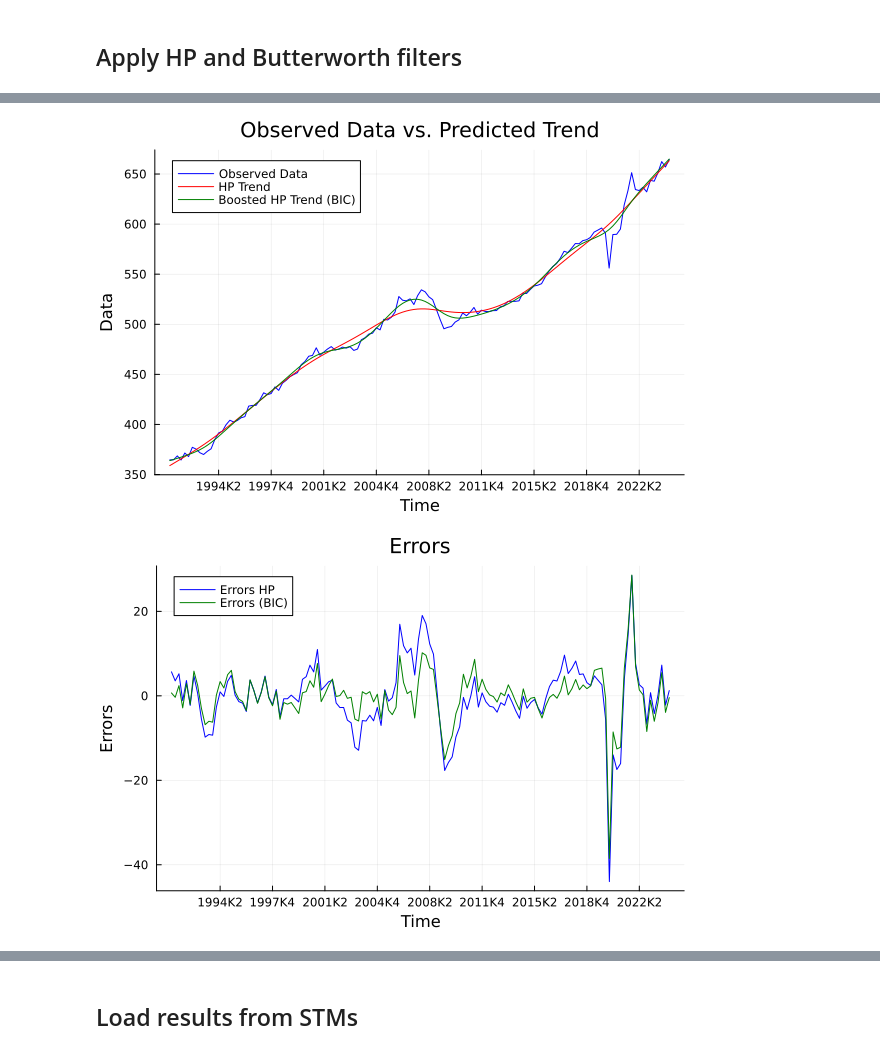
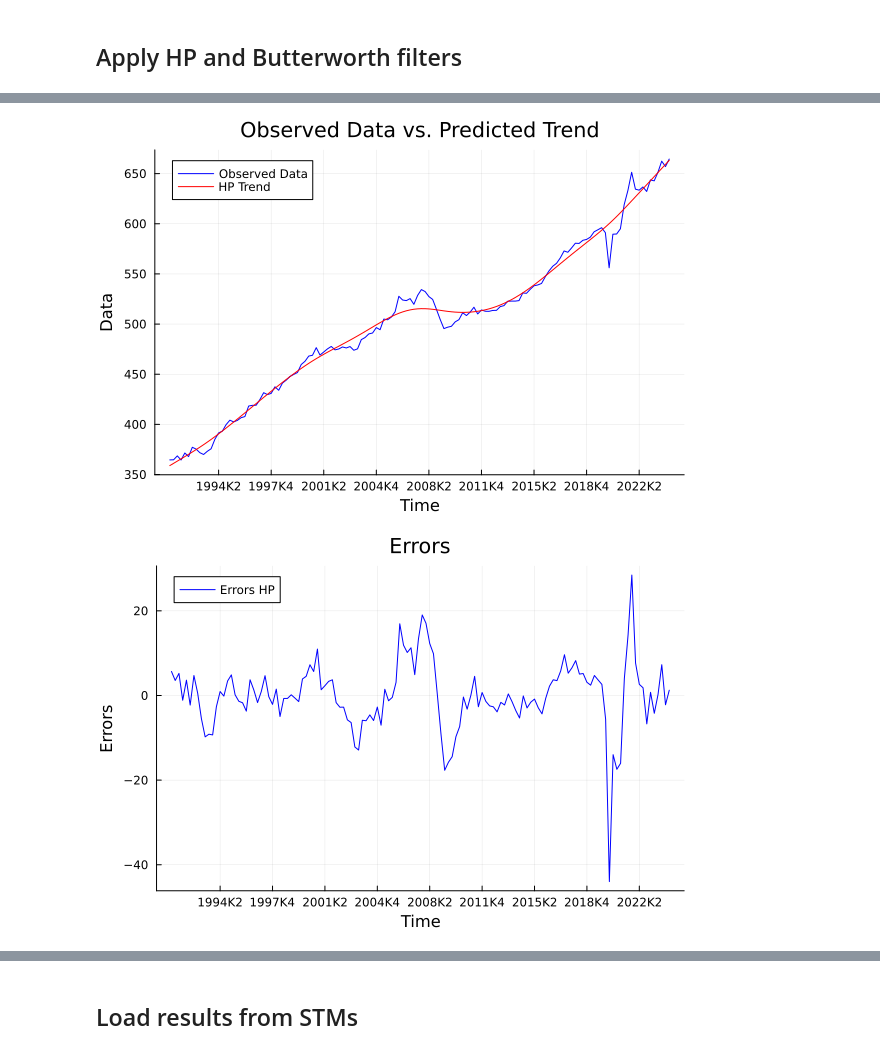
Before and after one commit to MKildemark/State-Space-Model-Estimation, a Jupyter notebook: results/Results.ipynb, the cells around one changed output, grey strips where cells are left out. Saved outputs shown, nothing was run; the diff lists cells and outputs as text; code cells hidden in the pictures.

```diff
--- a/results/Results.ipynb
+++ b/results/Results.ipynb
@@ -99,37 +94,37 @@ Number of iterations = 9
 
 
 
 
 
 y_pred = hp
 
 
 p = plot(dates, y, label="Observed Data", color=:blue)
 plot!(p, dates, hp, label="HP Trend", color=:red)
 xlabel!("Time")
 ylabel!("Data")
 title!("Observed Data vs. Predicted Trend")
-plot!(p, dates, bHP_bic, label="Boosted HP Trend (BIC)", color=:green)
+# plot!(p, dates, bHP_bic, label="Boosted HP Trend (BIC)", color=:green)
 # plot!(p, dates, bHP_adf, label="Boosted HP Trend (ADF)", color=:purple)
 
 display(p)
 
 
 cycle_hp = y .- hp
 cycle_hp_bic = y .- bHP_bic
 # errors3 = y .- bHP_adf
 
 
 p_error = plot(dates, cycle_hp, label="Errors HP", color=:blue)
-plot!(p_error, dates, cycle_hp_bic, label="Errors (BIC)", color=:green)
+# plot!(p_error, dates, cycle_hp_bic, label="Errors (BIC)", color=:green)
 # plot!(p_error, dates, errors3, label="Errors (ADF)", color=:purple)
 xlabel!("Time")
 ylabel!("Errors")
 title!("Errors")
 display(p_error)
 # %% [output]
-[figure, old version]
+[figure, new version]
-[figure, old version]
+[figure, new version]
 # %%
 # import Pkg; Pkg.add("DSP")
 # %%
```
Also changed, not shown: parts of 13 cells of this notebook, 53 other files.
